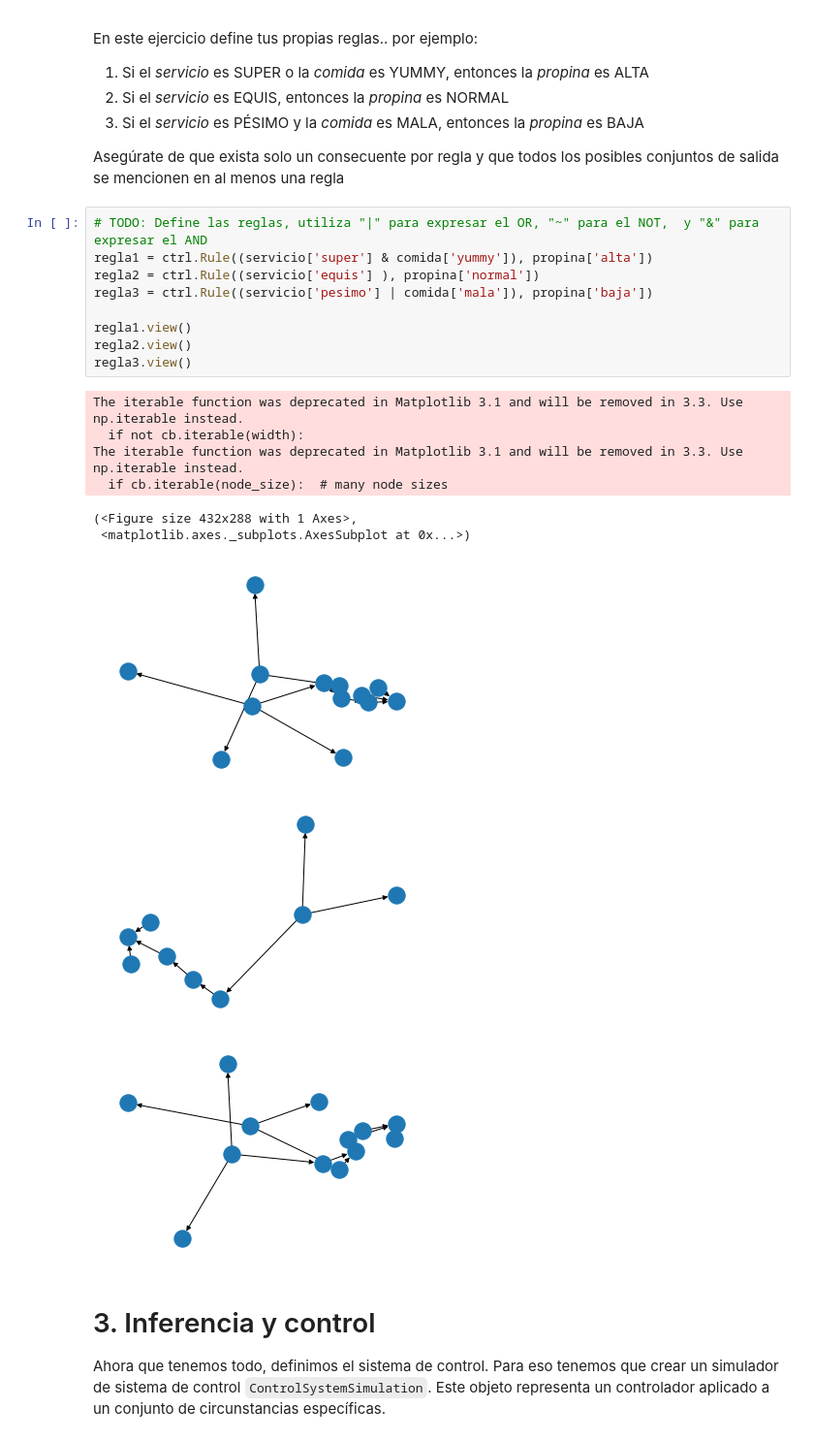
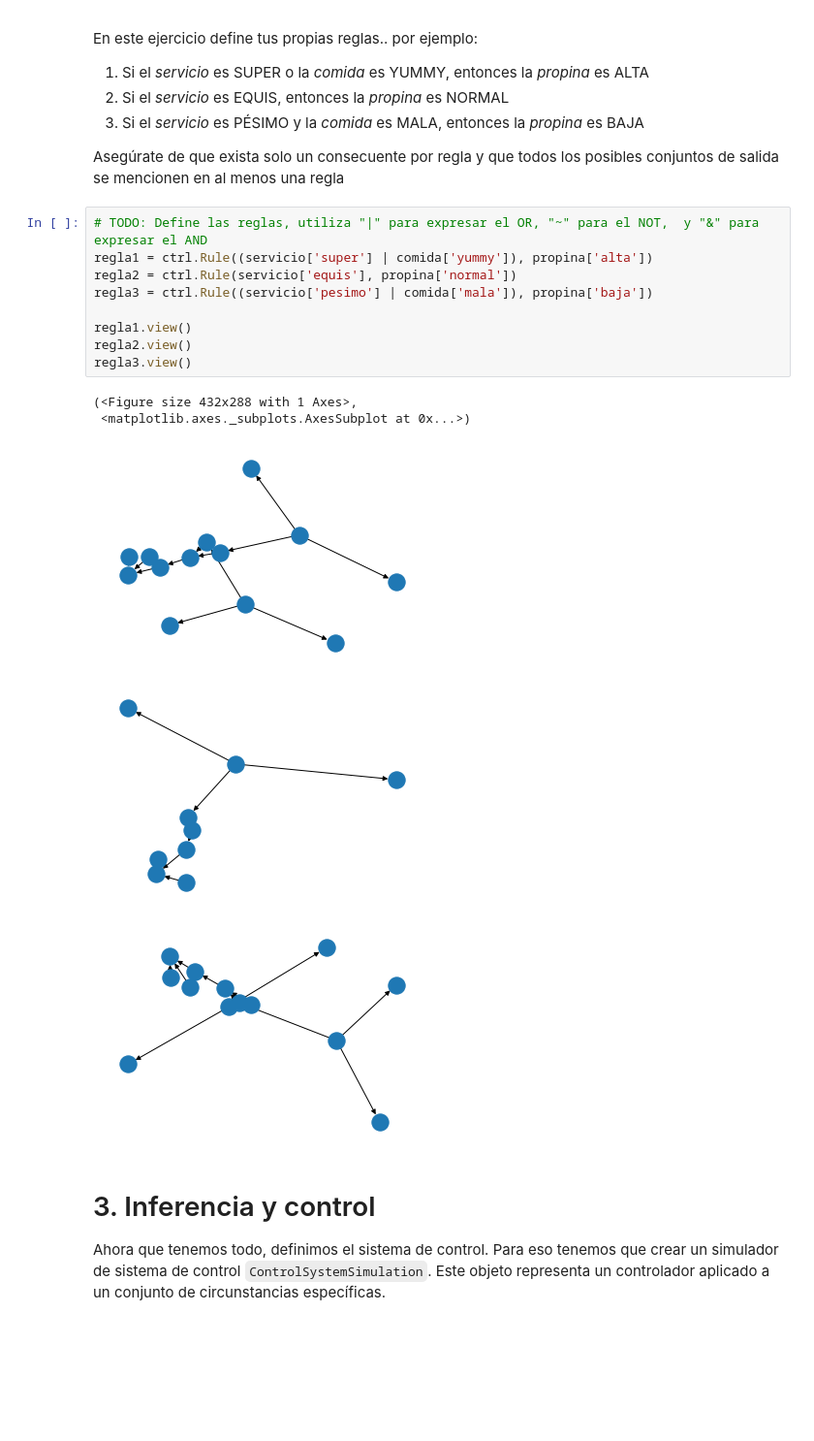
Before and after one commit to israelito123/SI24_LosCapybaros, a Jupyter notebook: src/si24/ejercicios/E09_fuzzy_logic/Anacecilia Guerra/tipping_problem.ipynb, the cells around one changed output. Shown: that part at 97% size. Cells and saved outputs as stored; diff of their text form; blank space fills up the shorter version.

```diff
--- a/src/si24/ejercicios/E09_fuzzy_logic/Anacecilia Guerra/tipping_problem.ipynb
+++ b/src/si24/ejercicios/E09_fuzzy_logic/Anacecilia Guerra/tipping_problem.ipynb
@@ -103,23 +103,19 @@ En este ejercicio define tus propias reglas.. por ejemplo:
 Asegúrate de que exista solo un consecuente por regla y que todos los posibles conjuntos de salida se mencionen en al menos una regla
 # %%
 # TODO: Define las reglas, utiliza "|" para expresar el OR, "~" para el NOT,  y "&" para expresar el AND
-regla1 = ctrl.Rule((servicio['super'] & comida['yummy']), propina['alta'])
-regla2 = ctrl.Rule((servicio['equis'] ), propina['normal'])
+regla1 = ctrl.Rule((servicio['super'] | comida['yummy']), propina['alta'])
+regla2 = ctrl.Rule(servicio['equis'], propina['normal'])
 regla3 = ctrl.Rule((servicio['pesimo'] | comida['mala']), propina['baja'])
 
 regla1.view()
 regla2.view()
 regla3.view()
 # %% [output]
-The iterable function was deprecated in Matplotlib 3.1 and will be removed in 3.3. Use np.iterable instead.
-  if not cb.iterable(width):
-The iterable function was deprecated in Matplotlib 3.1 and will be removed in 3.3. Use np.iterable instead.
-  if cb.iterable(node_size):  # many node sizes
+(<Figure size 432x288 with 1 Axes>,
+ <matplotlib.axes._subplots.AxesSubplot at 0x...>)
-(<Figure size 432x288 with 1 Axes>,
- <matplotlib.axes._subplots.AxesSubplot at 0x...>)
-[figure, old version]
+[figure, new version]
-[figure, old version]
+[figure, new version]
-[figure, old version]
+[figure, new version]
 # %% [markdown]
 # 3. Inferencia y control
 Ahora que tenemos todo, definimos el sistema de control. Para eso tenemos que crear un simulador de sistema de control `ControlSystemSimulation`. Este objeto representa un controlador aplicado a un conjunto de circunstancias específicas.
```
